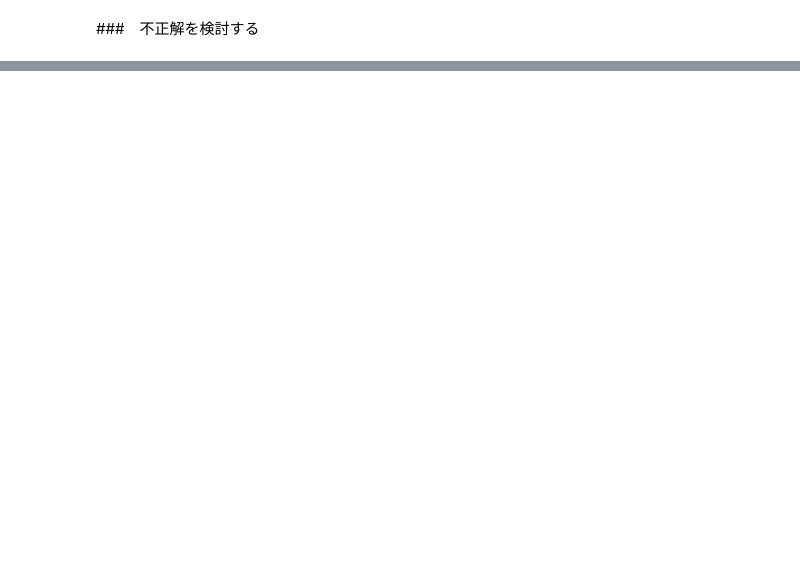
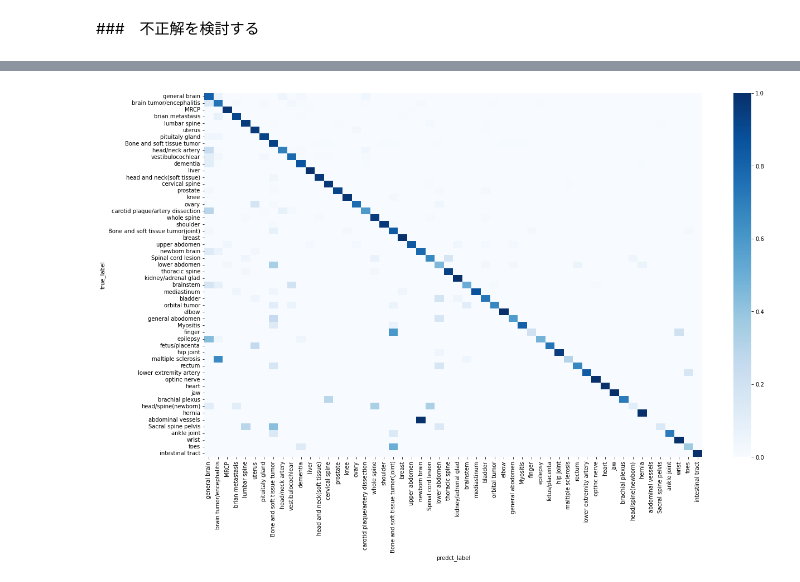
Before and after one commit to mecab-g/MRI, a Jupyter notebook: プロトコール予測/3.3recomendation_comp.ipynb, the cells around one changed output, grey strips where cells are left out. Saved outputs shown, nothing was run; the diff lists cells and outputs as text; code cells hidden in the pictures; blank space fills up the shorter version.

```diff
--- a/プロトコール予測/3.3recomendation_comp.ipynb
+++ b/プロトコール予測/3.3recomendation_comp.ipynb
@@ -714,0 +772,9 @@ a[a['year']==0]
+# %%
+plt.figure(figsize=(20, 12))
+sns.heatmap(confl, annot=False,cmap='Blues',fmt='d')
+plt.xlabel("predct_label")
+plt.ylabel('true_label')
+
+plt.savefig('lg_sB_heatmap.png')
+# %% [output]
+[figure, added]
```
Also changed, not shown: parts of 19 cells of this notebook, 4 other files.
